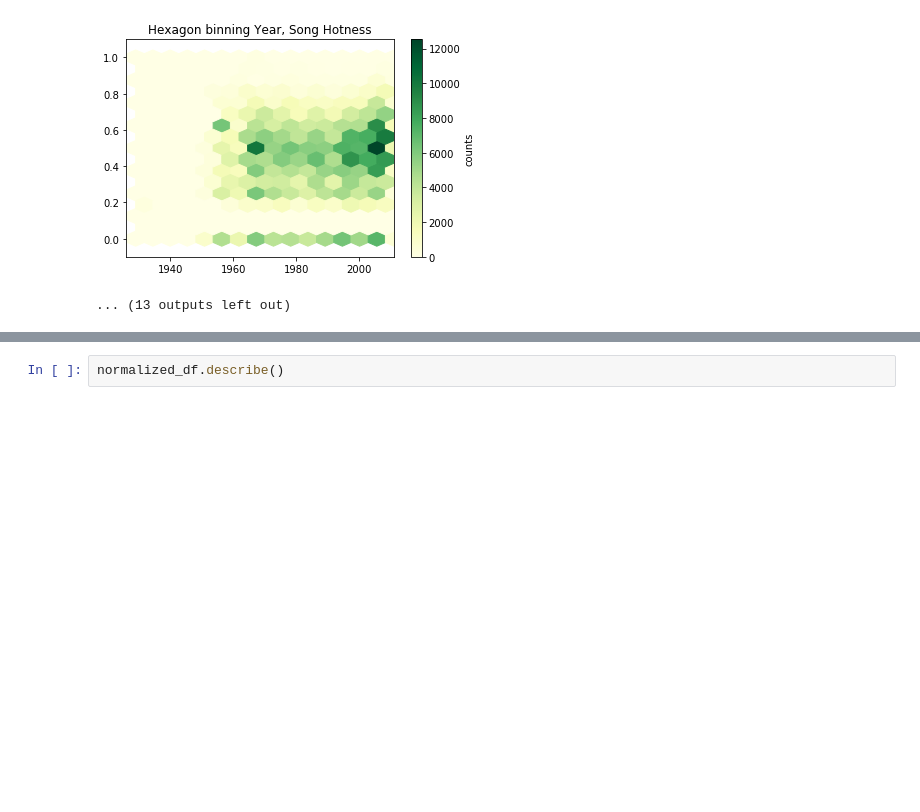
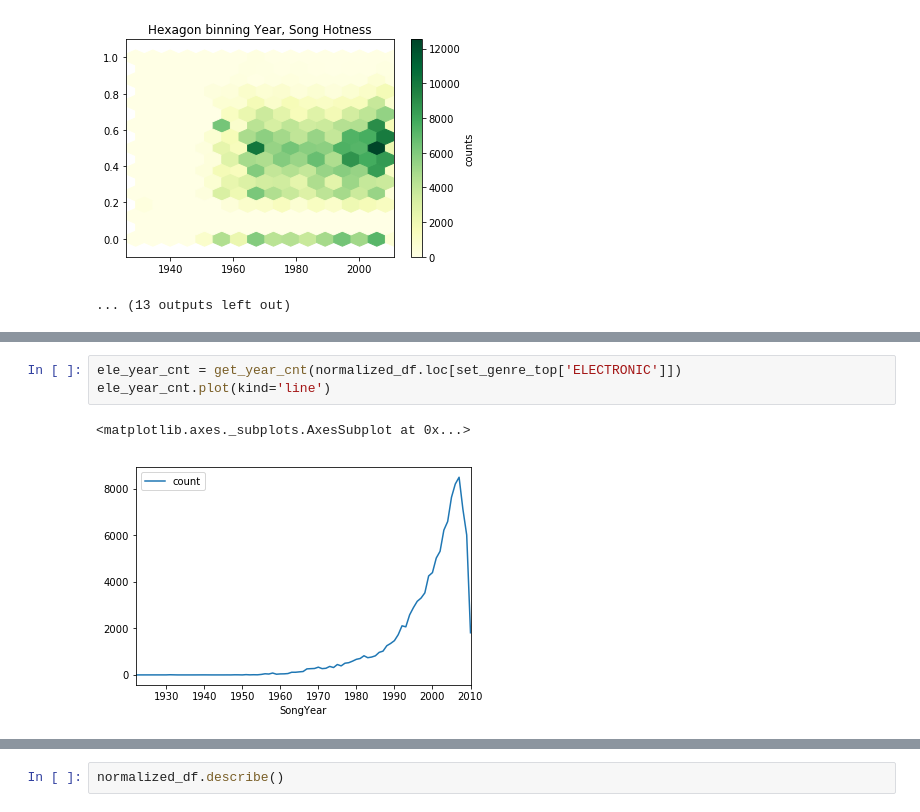
Before and after one commit to maxpr/ADA, a Jupyter notebook: project/Solution.ipynb, the cells around one changed output, grey strips where cells are left out. Cells and saved outputs as stored; diff of their text form; blank space fills up the shorter version.

```diff
--- a/project/Solution.ipynb
+++ b/project/Solution.ipynb
@@ -1188,0 +1280,6 @@ ALTERNATIVE ROCK / INDIE
+# %%
+ele_year_cnt = get_year_cnt(normalized_df.loc[set_genre_top['ELECTRONIC']])
+ele_year_cnt.plot(kind='line')
+# %% [output]
+<matplotlib.axes._subplots.AxesSubplot at 0x...>
+[figure, added]
```
Also changed, not shown: parts of 12 cells of this notebook.
